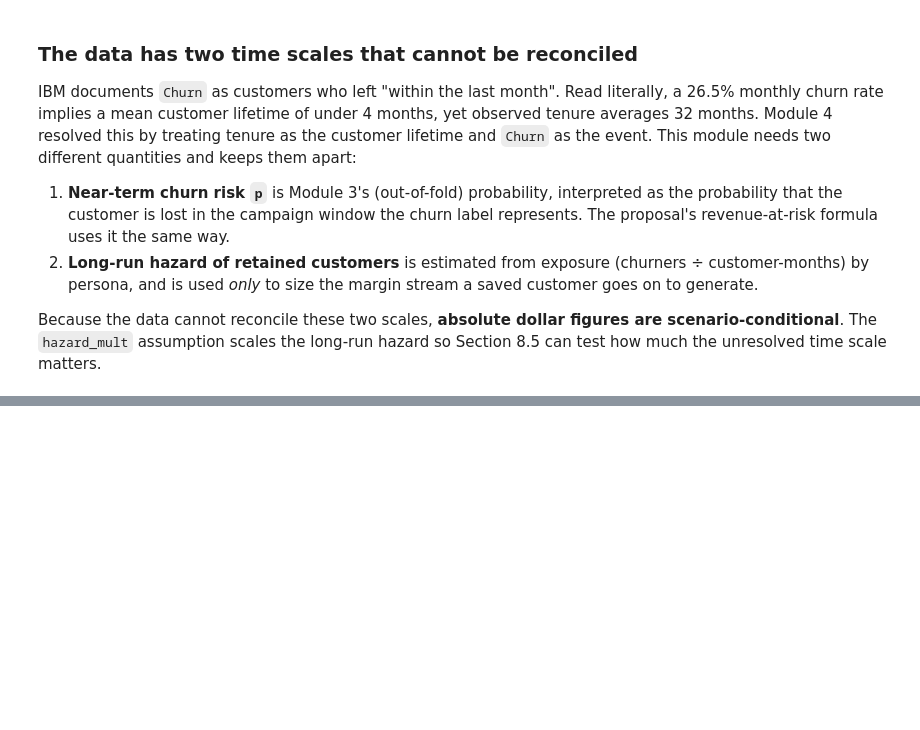
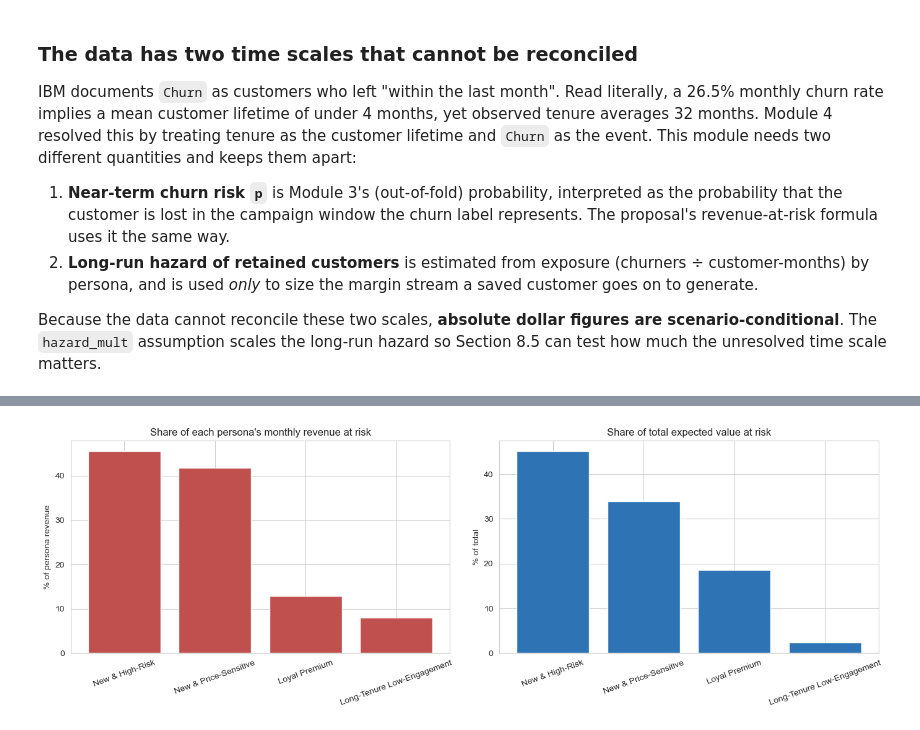
Before and after one commit to danielowuor/Customer-Retention-Intelligence-System, a Jupyter notebook: notebooks/06_clv_roi_simulation.ipynb, the cells around one changed output, grey strips where cells are left out. Saved outputs shown, nothing was run; the diff lists cells and outputs as text; code cells hidden in the pictures; blank space fills up the shorter version.

```diff
--- a/notebooks/06_clv_roi_simulation.ipynb
+++ b/notebooks/06_clv_roi_simulation.ipynb
@@ -180,0 +189,11 @@ Because the data cannot reconcile these two scales, **absolute dollar figures ar
+# %%
+persona_stats = df.assign(churned=y).groupby("persona_name").agg(
+    customers=("tenure", "size"),
+    churners=("churned", "sum"),
+    customer_months=("tenure", "sum"),
+    mean_tenure=("tenure", "mean"),
+)
+persona_stats["monthly_hazard"] = persona_stats["churners"] / persona_stats["customer_months"]
+persona_stats["P(still active after 24 months)"] = (1 - persona_stats["monthly_hazard"]) ** 24
+persona_hazard_i = df["persona_name"].map(persona_stats["monthly_hazard"]).to_numpy()
+persona_stats.round(4)
@@ -180,0 +361,17 @@ Because the data cannot reconcile these two scales, **absolute dollar figures ar
+# %%
+revenue_at_risk = mc * p
+expected_value_at_risk = p * V
+
+print(f"Total monthly revenue:                     ${mc.sum():>12,.0f}")
+print(f"Monthly revenue at risk (sum charges x p): ${revenue_at_risk.sum():>12,.0f}  ({100 * revenue_at_risk.sum() / mc.sum():.1f}% of revenue)")
+print(f"Expected value at risk (sum p x CLV):      ${expected_value_at_risk.sum():>12,.0f}")
+
+persona_risk = df.assign(rar=revenue_at_risk, evar=expected_value_at_risk).groupby("persona_name").agg(
+    customers=("tenure", "size"),
+    monthly_revenue=("MonthlyCharges", "sum"),
+    monthly_revenue_at_risk=("rar", "sum"),
+    expected_value_at_risk=("evar", "sum"),
+)
+persona_risk["% of persona revenue at risk"] = 100 * persona_risk["monthly_revenue_at_risk"] / persona_risk["monthly_revenue"]
+persona_risk["share of total expected value at risk (%)"] = 100 * persona_risk["expected_value_at_risk"] / persona_risk["expected_value_at_risk"].sum()
+persona_risk.round(1)
@@ -180,0 +388,15 @@ Because the data cannot reconcile these two scales, **absolute dollar figures ar
+# %%
+fig, axes = plt.subplots(1, 2, figsize=(14, 4.8))
+order = persona_risk["share of total expected value at risk (%)"].sort_values(ascending=False).index
+axes[0].bar(order, persona_risk.loc[order, "% of persona revenue at risk"], color="#C0504D")
+axes[0].set_title("Share of each persona's monthly revenue at risk")
+axes[0].set_ylabel("% of persona revenue")
+axes[0].tick_params(axis="x", rotation=20)
+axes[1].bar(order, persona_risk.loc[order, "share of total expected value at risk (%)"], color="#2E74B5")
+axes[1].set_title("Share of total expected value at risk")
+axes[1].set_ylabel("% of total")
+axes[1].tick_params(axis="x", rotation=20)
+plt.tight_layout()
+plt.show()
+# %% [output]
+[figure, added]
```
Also changed, not shown: parts of 62 cells of this notebook, 5 other files.
